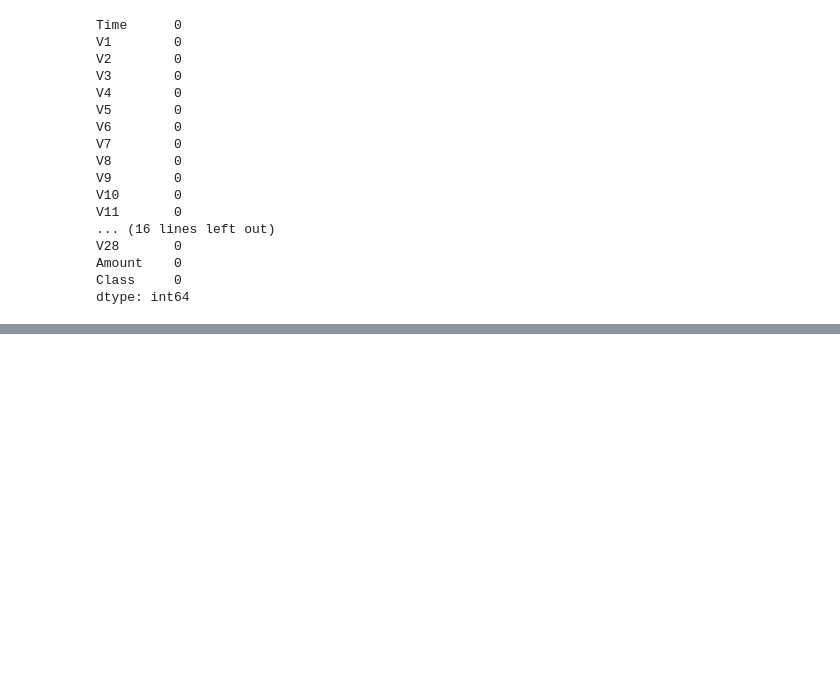
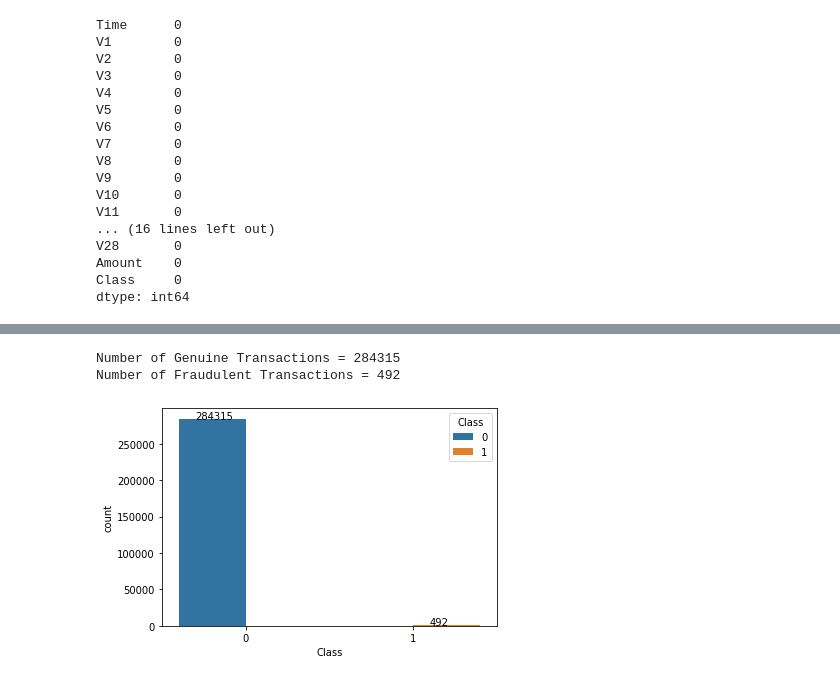
Before and after one commit to chandu85/Data_Science_Portfolio, a Jupyter notebook: Project 1 - Creditcard Fraud detection/Code/CreditCard Fraud Detection.ipynb, the cells around one changed output, grey strips where cells are left out. Drawn from its saved outputs; the diff is of its cells as text; code cells hidden in the pictures; blank space fills up the shorter version.

```diff
--- a/Project 1 - Creditcard Fraud detection/Code/CreditCard Fraud Detection.ipynb
+++ b/Project 1 - Creditcard Fraud detection/Code/CreditCard Fraud Detection.ipynb
@@ -70,0 +93,14 @@ sns.countplot('Class',data=df)
+# %%
+# Understand the data distribution by the class - fraudulent transactions
+print("Number of Genuine Transactions = {}".format(df[df['Class']==0]["Class"].count()))
+print("Number of Fraudulent Transactions = {}".format(df[df['Class']==1]["Class"].count()))
+
+# Plot the distribution
+ax = sns.countplot(x="Class", hue="Class", data=df)
+
+for p in ax.patches:
+    ax.annotate('{:.0f}'.format(p.get_height()), (p.get_x()+0.1, p.get_height()+5))
+# %% [output]
+Number of Genuine Transactions = 284315
+Number of Fraudulent Transactions = 492
+[figure, added]
```
Also changed, not shown: parts of 35 cells of this notebook.
